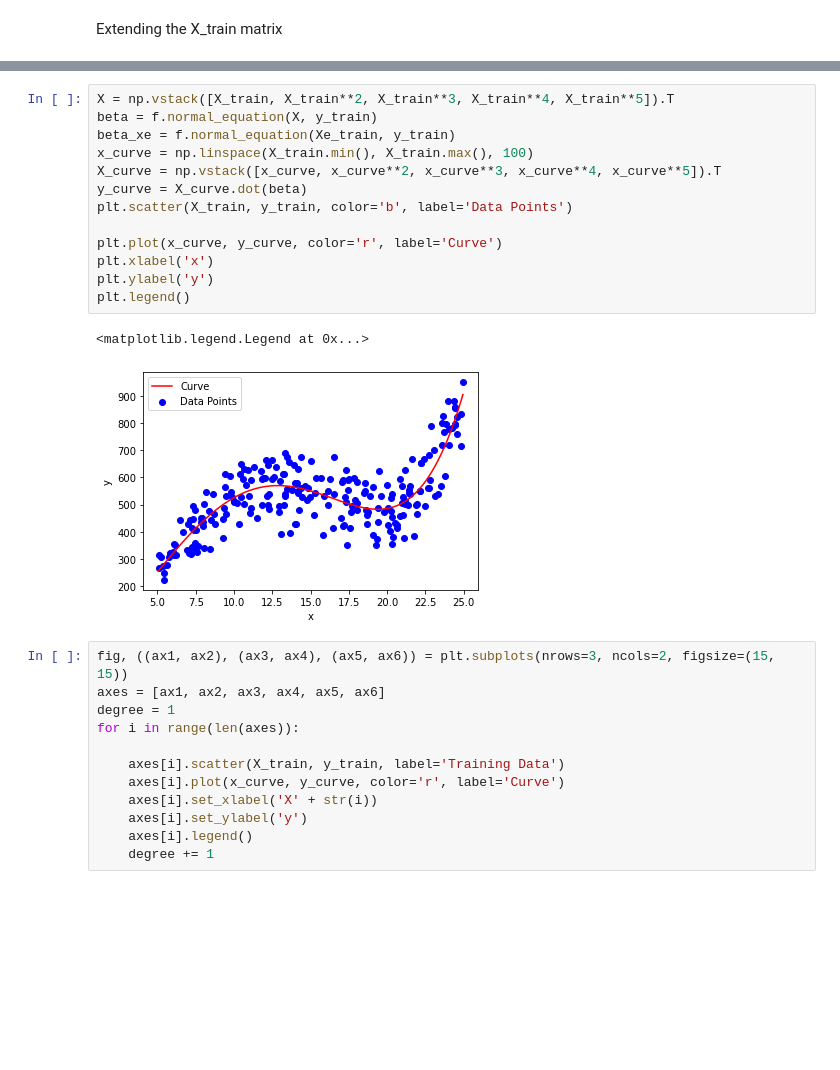
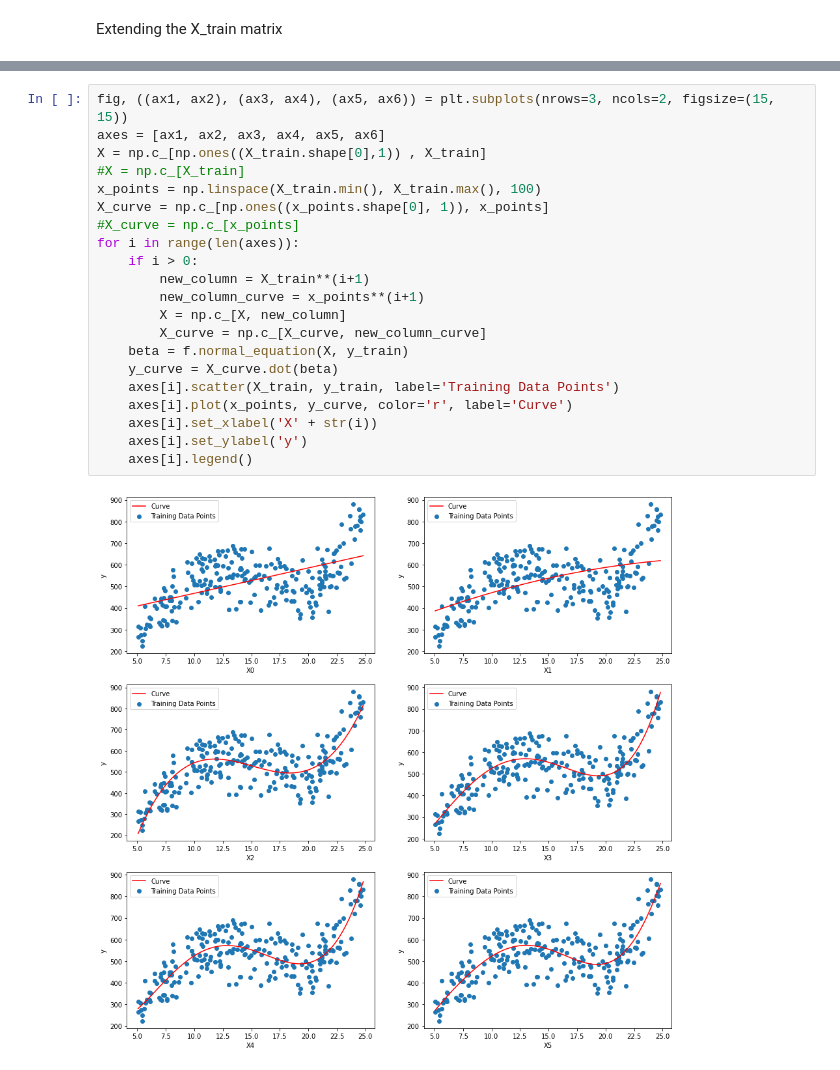
Before and after one commit to djolodjolo23/machine_learning_a2, a Jupyter notebook: notebooks/Excercise2JN.ipynb, the cells around one changed output, grey strips where cells are left out. Drawn from its saved outputs; the diff is of its cells as text; blank space fills up the shorter version.

Commit message:
Curve fitting correctly.

```diff
--- a/notebooks/Excercise2JN.ipynb
+++ b/notebooks/Excercise2JN.ipynb
@@ -43,28 +39,23 @@ print(cost)
-# %%
-X = np.vstack([X_train, X_train**2, X_train**3, X_train**4, X_train**5]).T
-beta = f.normal_equation(X, y_train)
-beta_xe = f.normal_equation(Xe_train, y_train)
-x_curve = np.linspace(X_train.min(), X_train.max(), 100)
-X_curve = np.vstack([x_curve, x_curve**2, x_curve**3, x_curve**4, x_curve**5]).T
-y_curve = X_curve.dot(beta)
-plt.scatter(X_train, y_train, color='b', label='Data Points')
-
-plt.plot(x_curve, y_curve, color='r', label='Curve')
-plt.xlabel('x')
-plt.ylabel('y')
-plt.legend()
-# %% [output]
-<matplotlib.legend.Legend at 0x...>
-[figure, removed]
 # %%
 fig, ((ax1, ax2), (ax3, ax4), (ax5, ax6)) = plt.subplots(nrows=3, ncols=2, figsize=(15, 15))
 axes = [ax1, ax2, ax3, ax4, ax5, ax6]
-degree = 1
+X = np.c_[np.ones((X_train.shape[0],1)) , X_train]
+#X = np.c_[X_train]
+x_points = np.linspace(X_train.min(), X_train.max(), 100)
+X_curve = np.c_[np.ones((x_points.shape[0], 1)), x_points]
+#X_curve = np.c_[x_points]
 for i in range(len(axes)):
-
-    axes[i].scatter(X_train, y_train, label='Training Data')
-    axes[i].plot(x_curve, y_curve, color='r', label='Curve')
+    if i > 0:
+        new_column = X_train**(i+1)
+        new_column_curve = x_points**(i+1)
+        X = np.c_[X, new_column]
+        X_curve = np.c_[X_curve, new_column_curve]
+    beta = f.normal_equation(X, y_train)
+    y_curve = X_curve.dot(beta)
+    axes[i].scatter(X_train, y_train, label='Training Data Points')
+    axes[i].plot(x_points, y_curve, color='r', label='Curve')
     axes[i].set_xlabel('X' + str(i))
     axes[i].set_ylabel('y')
     axes[i].legend()
-    degree += 1
+# %% [output]
+[figure, added]
```
Also changed, not shown: parts of 4 cells of this notebook, 1 other file.
